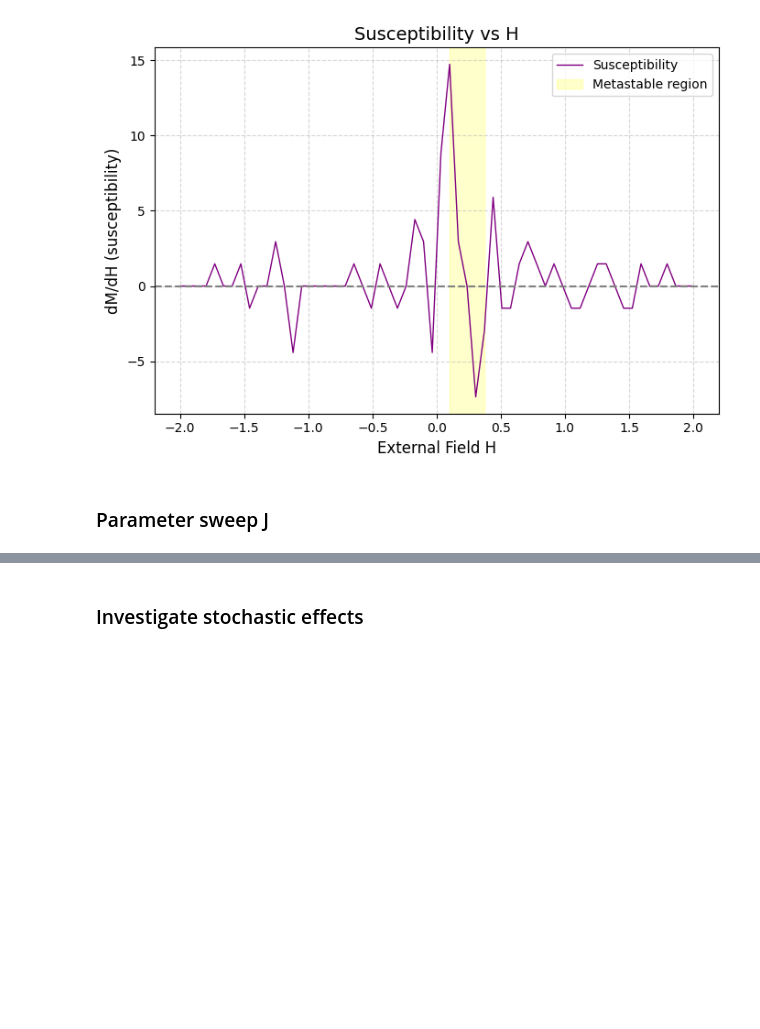
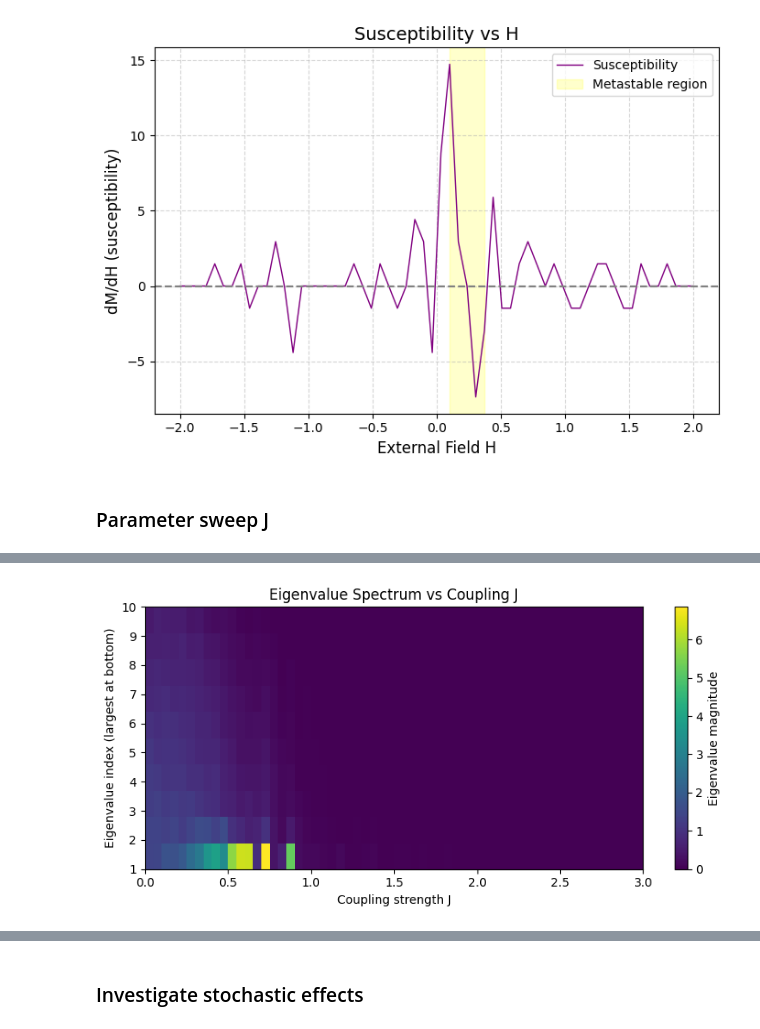
Before and after one commit to kylehtunis/psychopathology_css, a Jupyter notebook: project.ipynb, the cells around one changed output, grey strips where cells are left out. Drawn from its saved outputs; the diff is of its cells as text; code cells hidden in the pictures; blank space fills up the shorter version.

```diff
--- a/project.ipynb
+++ b/project.ipynb
@@ -641,0 +697,45 @@ plt.show()
+# %%
+num_nodes = G.number_of_nodes()
+eigen_spectrum_J = np.zeros((len(J_values), num_nodes))
+cov_matrices_all_J = []
+
+initial_state = None
+
+for i, J in enumerate(J_values):
+    model = IsingSimulation(
+        G,
+        H=0,
+        J=J,
+        T=T,
+        length=length,
+        warmup=warmup,
+        initial_state=initial_state
+    )
+    model.run(delta_H=None)
+
+    cov = model.covariance_matrices(window=100)[-1]  # take last timestep
+    cov_matrices_all_J.append(cov)
+
+    # eigenvalues
+    eigvals = np.linalg.eigvalsh(cov)
+    eigen_spectrum_J[i] = eigvals[::-1]  # descending
+
+    # carry forward state
+    initial_state = model.current_state.copy()
+# %%
+plt.figure(figsize=(8,4))
+plt.imshow(
+    eigen_spectrum_J.T,
+    aspect='auto',
+    extent=[J_values[0], J_values[-1], 1, num_nodes],
+    origin='lower',
+    cmap='viridis'
+)
+plt.colorbar(label='Eigenvalue magnitude')
+plt.xlabel('Coupling strength J')
+plt.ylabel('Eigenvalue index (largest at bottom)')
+plt.title('Eigenvalue Spectrum vs Coupling J')
+plt.tight_layout()
+plt.show()
+# %% [output]
+[figure, added]
```
Also changed, not shown: parts of 4 cells of this notebook.
